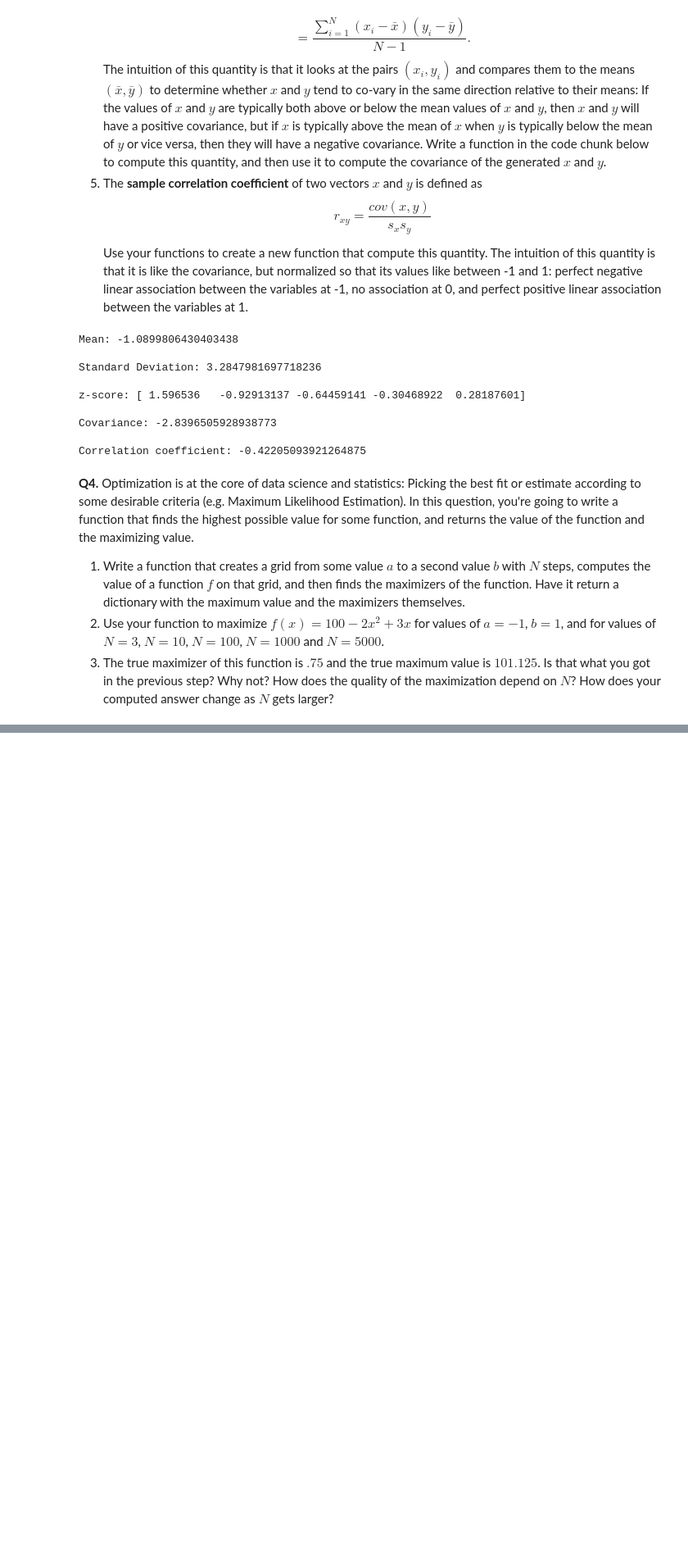
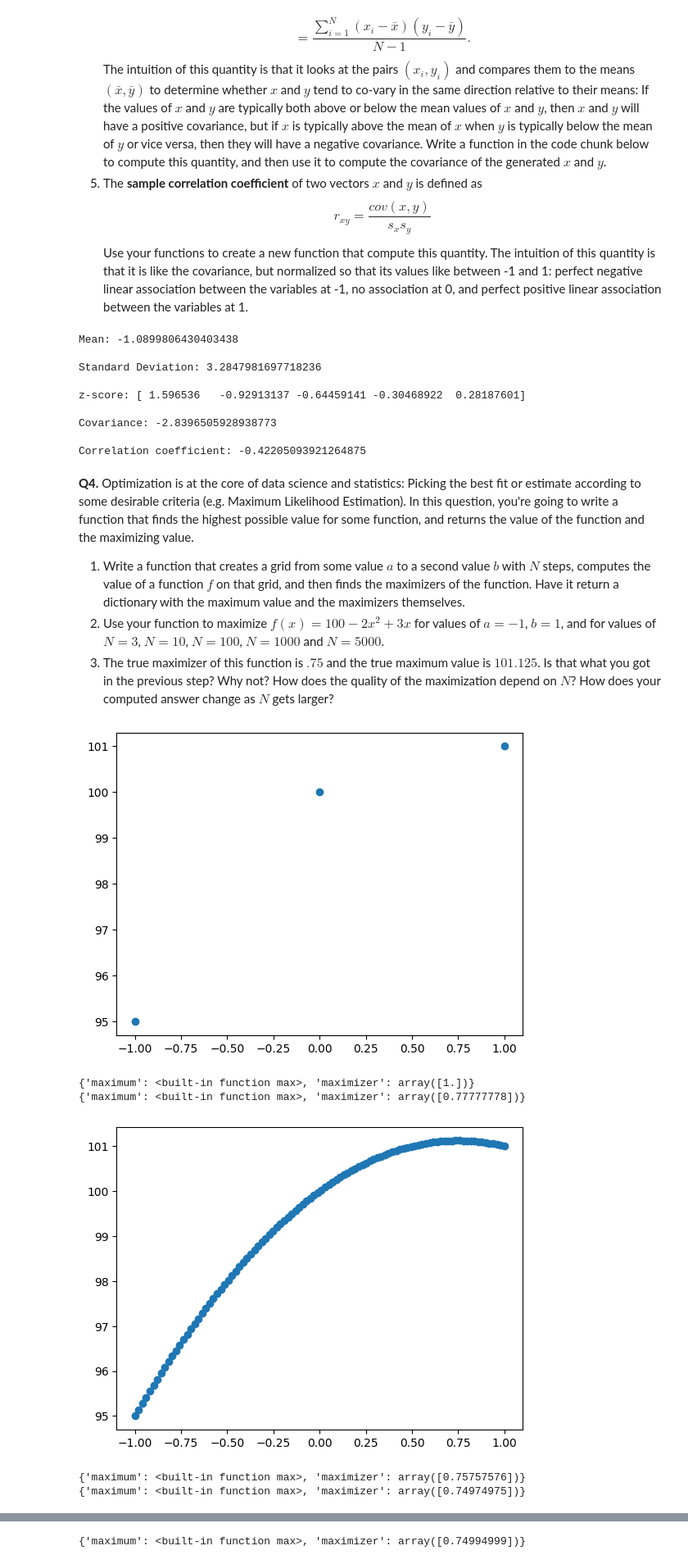
Before and after one commit to pabloisaiahs/programming, a Jupyter notebook: assignment/assignment_programming.ipynb, the cells around one changed output, grey strips where cells are left out. Shown: that part at 82% size. Cells and saved outputs as stored; diff of their text form; code cells hidden in the pictures; blank space fills up the shorter version.

```diff
--- a/assignment/assignment_programming.ipynb
+++ b/assignment/assignment_programming.ipynb
@@ -196,3 +196,32 @@ Correlation coefficient: -0.42205093921264875
 # %%
 import numpy as np
 import matplotlib.pyplot as plt
+
+# returns a dict of maximum and maximizer
+def maxGrid(a,b,N,f,vis=False):
+  x = np.linspace(a,b,N)
+  y = 100-2*x**2+3*x
+  maximum = max(y) # Determines the maximum value of f on the grid
+  maxind = np.where(maximum==y)
+  maximizer = x[maxind]
+  # taken from the solutions for plotting
+  if vis == True: # Plot appears when vis is true
+        plt.scatter(x,y)
+        plt.show()
+  return({
+      'maximum':max,
+      'maximizer':maximizer})
+
+
+print(maxGrid(-1,1,3,f,vis=True))
+print(maxGrid(-1,1,10,f))
+print(maxGrid(-1,1,100,f,vis=True))
+print(maxGrid(-1,1,1000,f))
+print(maxGrid(-1,1,5000,f,vis=True))
+# %% [output]
+[figure, added]
+{'maximum': <built-in function max>, 'maximizer': array([1.])}
+{'maximum': <built-in function max>, 'maximizer': array([0.77777778])}
+[figure, added]
+{'maximum': <built-in function max>, 'maximizer': array([0.75757576])}
+{'maximum': <built-in function max>, 'maximizer': array([0.74974975])}
@@ -199 +229,2 @@ import matplotlib.pyplot as plt
+{'maximum': <built-in function max>, 'maximizer': array([0.74994999])}
 # %% [markdown]
```
Also changed, not shown: parts of 2 cells of this notebook.
